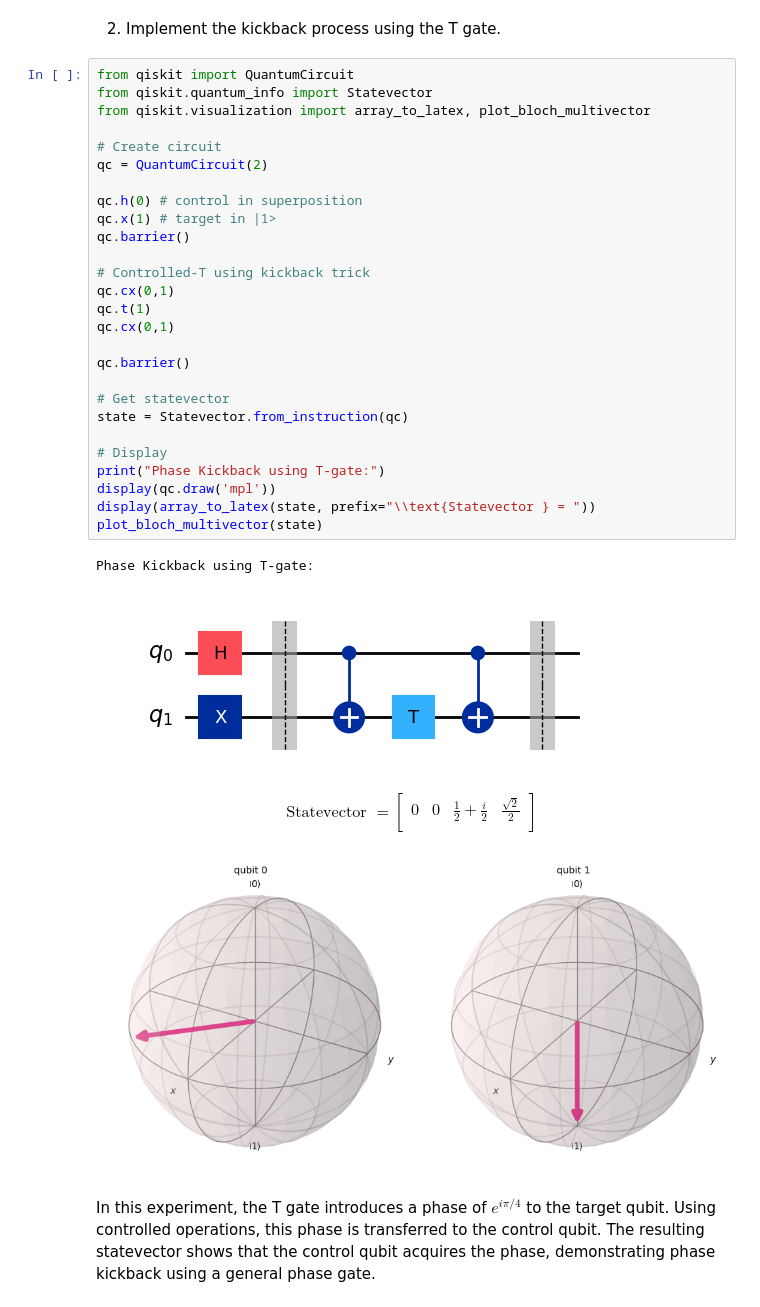
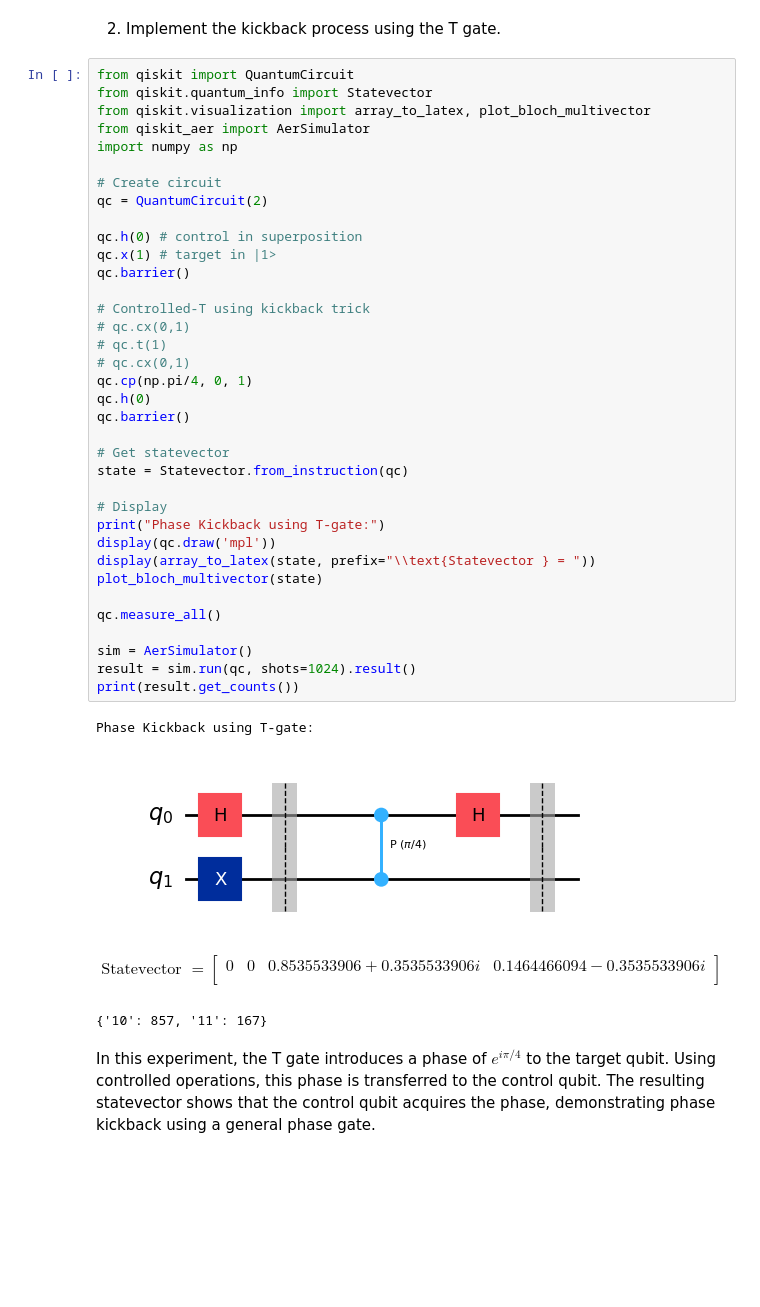
Before and after one commit to Smarth2005/Quantum-Computing-with-Qiskit, a Jupyter notebook: Lab-8.ipynb, the cells around one changed output. Drawn from its saved outputs; the diff is of its cells as text; blank space fills up the shorter version.

```diff
--- a/Lab-8.ipynb
+++ b/Lab-8.ipynb
@@ -98,40 +98,49 @@ print(result.get_counts())
 # %%
 from qiskit import QuantumCircuit
 from qiskit.quantum_info import Statevector
 from qiskit.visualization import array_to_latex, plot_bloch_multivector
+from qiskit_aer import AerSimulator
+import numpy as np
 
 # Create circuit
 qc = QuantumCircuit(2)
 
 qc.h(0) # control in superposition
 qc.x(1) # target in |1>
 qc.barrier()
 
 # Controlled-T using kickback trick
-qc.cx(0,1)
-qc.t(1)
-qc.cx(0,1)
-
+# qc.cx(0,1)
+# qc.t(1)
+# qc.cx(0,1)
+qc.cp(np.pi/4, 0, 1)
+qc.h(0)
 qc.barrier()
 
 # Get statevector
 state = Statevector.from_instruction(qc)
 
 # Display
 print("Phase Kickback using T-gate:")
 display(qc.draw('mpl'))
 display(array_to_latex(state, prefix="\\text{Statevector } = "))
 plot_bloch_multivector(state)
+
+qc.measure_all()
+
+sim = AerSimulator()
+result = sim.run(qc, shots=1024).result()
+print(result.get_counts())
 # %% [output]
 Phase Kickback using T-gate:
-[figure, old version]
+[figure, new version]
 $$
 \text{Statevector } =
 \begin{bmatrix}
-0 & 0 & \frac{1}{2} + \frac{i}{2} & \frac{\sqrt{2}}{2}  \\
+0 & 0 & 0.8535533906 + 0.3535533906 i & 0.1464466094 - 0.3535533906 i  \\
  \end{bmatrix}
 $$
-[figure, removed]
+{'10': 857, '11': 167}
 # %% [markdown]
 In this experiment, the T gate introduces a phase of $e^{i\pi/4}$ to the target qubit. Using controlled operations, this phase is transferred to the control qubit. The resulting statevector shows that the control qubit acquires the phase, demonstrating phase kickback using a general phase gate.
 # %% [markdown]
```
Also changed, not shown: parts of 2 cells of this notebook, 1 other file.
